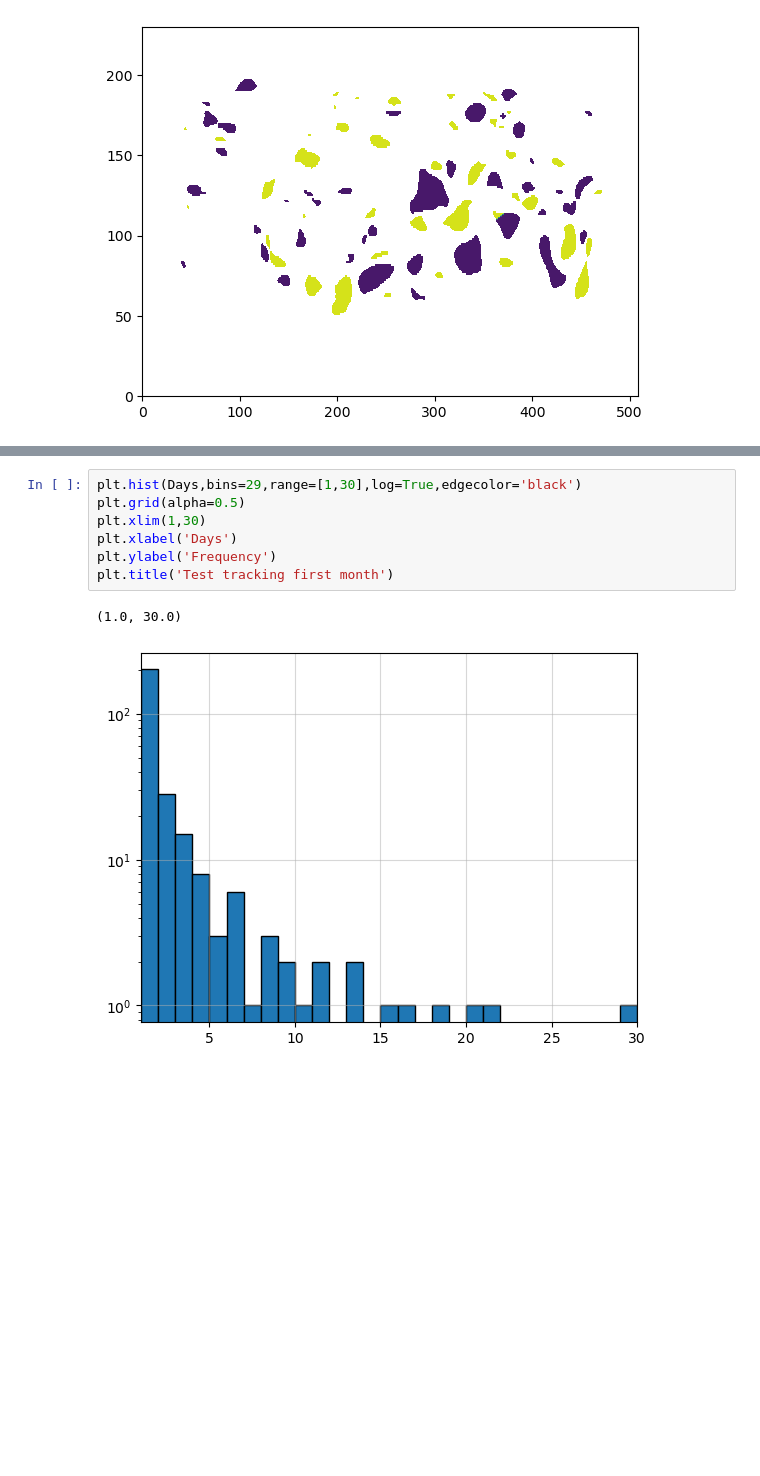
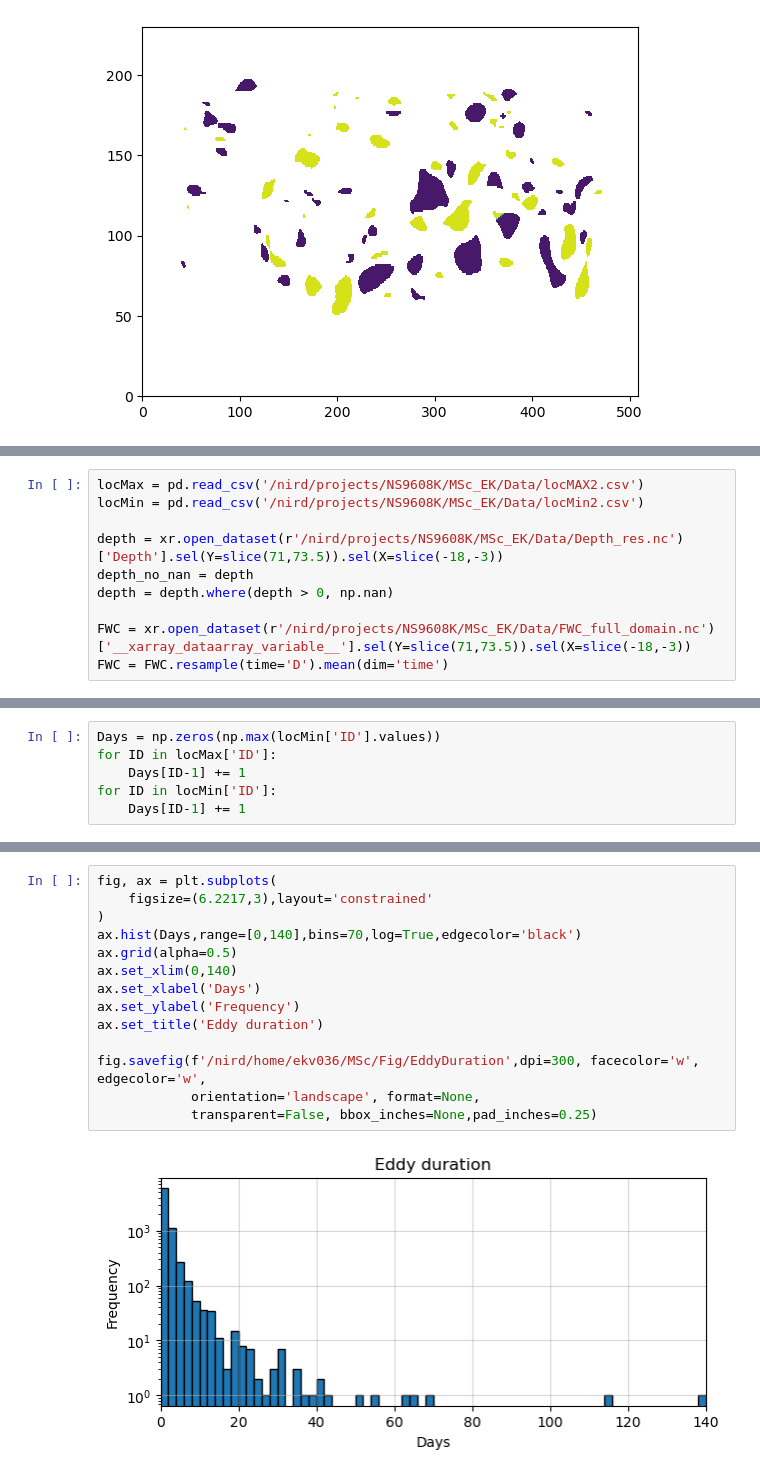
Before and after one commit to EirikKvamme/MScEirik, a Jupyter notebook: Eddies/EddyTracking.ipynb, the cells around one changed output, grey strips where cells are left out. Saved outputs shown, nothing was run; the diff lists cells and outputs as text; blank space fills up the shorter version.

```diff
--- a/Eddies/EddyTracking.ipynb
+++ b/Eddies/EddyTracking.ipynb
@@ -190,0 +29,10 @@ for data in ID_locMax:
+# %%
+locMax = pd.read_csv('/nird/projects/NS9608K/MSc_EK/Data/locMAX2.csv')
+locMin = pd.read_csv('/nird/projects/NS9608K/MSc_EK/Data/locMin2.csv')
+
+depth = xr.open_dataset(r'/nird/projects/NS9608K/MSc_EK/Data/Depth_res.nc')['Depth'].sel(Y=slice(71,73.5)).sel(X=slice(-18,-3))
+depth_no_nan = depth
+depth = depth.where(depth > 0, np.nan)
+
+FWC = xr.open_dataset(r'/nird/projects/NS9608K/MSc_EK/Data/FWC_full_domain.nc')['__xarray_dataarray_variable__'].sel(Y=slice(71,73.5)).sel(X=slice(-18,-3))
+FWC = FWC.resample(time='D').mean(dim='time')
@@ -191,3 +80,9 @@ for data in ID_locMax:
+# %%
+Days = np.zeros(np.max(locMin['ID'].values))
+for ID in locMax['ID']:
+    Days[ID-1] += 1
+for ID in locMin['ID']:
+    Days[ID-1] += 1
 # %%
 display(Days)
 # %% [output]
@@ -211,10 +90,16 @@ array([ 4.,  5.,  1.,  9., 18.,  1.,  4.,  3.,  1.,  1.,  8.,  1.,  3.,
-# %%
-plt.hist(Days,bins=29,range=[1,30],log=True,edgecolor='black')
-plt.grid(alpha=0.5)
-plt.xlim(1,30)
-plt.xlabel('Days')
-plt.ylabel('Frequency')
-plt.title('Test tracking first month')
-# %% [output]
-(1.0, 30.0)
-[figure, removed]
+# %%
+fig, ax = plt.subplots(
+    figsize=(6.2217,3),layout='constrained'
+)
+ax.hist(Days,range=[0,140],bins=70,log=True,edgecolor='black')
+ax.grid(alpha=0.5)
+ax.set_xlim(0,140)
+ax.set_xlabel('Days')
+ax.set_ylabel('Frequency')
+ax.set_title('Eddy duration')
+
+fig.savefig(f'/nird/home/ekv036/MSc/Fig/EddyDuration',dpi=300, facecolor='w', edgecolor='w',
+            orientation='landscape', format=None,
+            transparent=False, bbox_inches=None,pad_inches=0.25)
+# %% [output]
+[figure, added]
```
Also changed, not shown: parts of 13 cells of this notebook, 3 other files.
